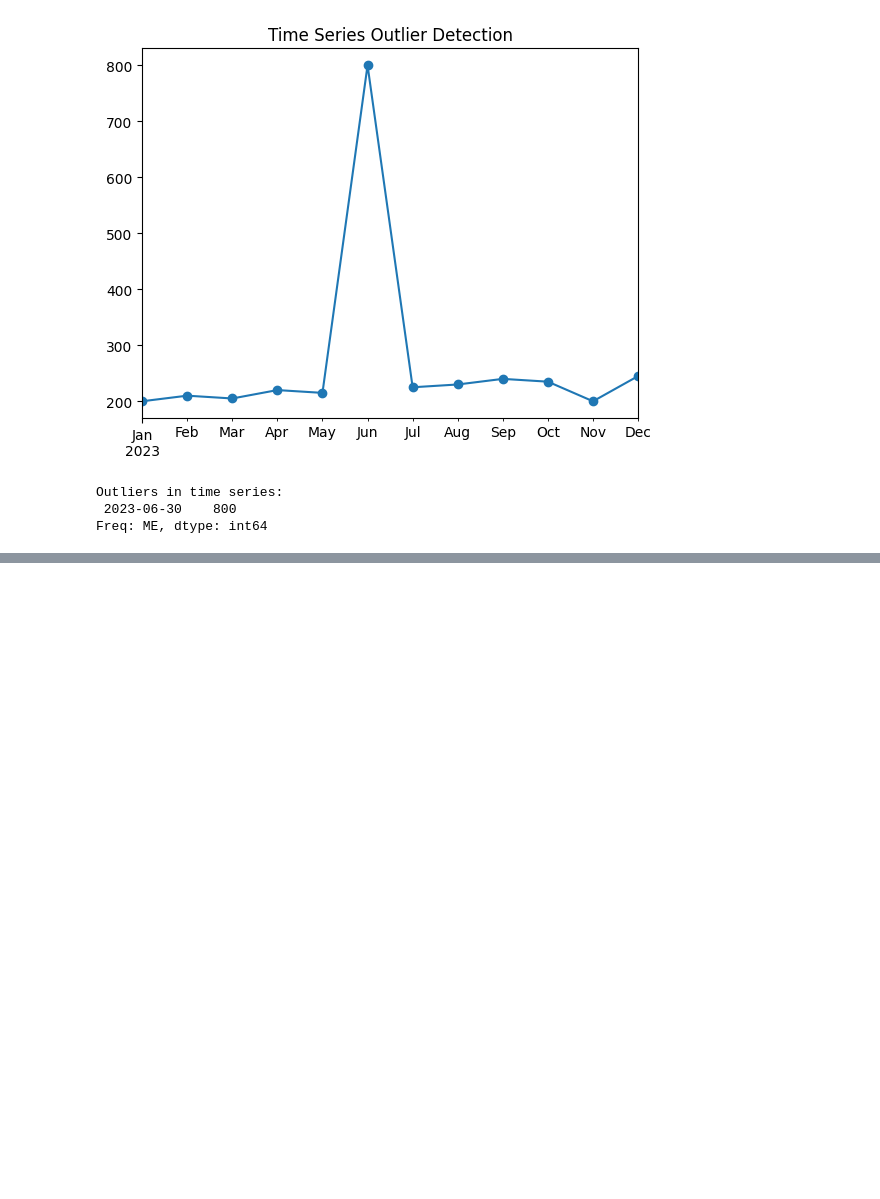
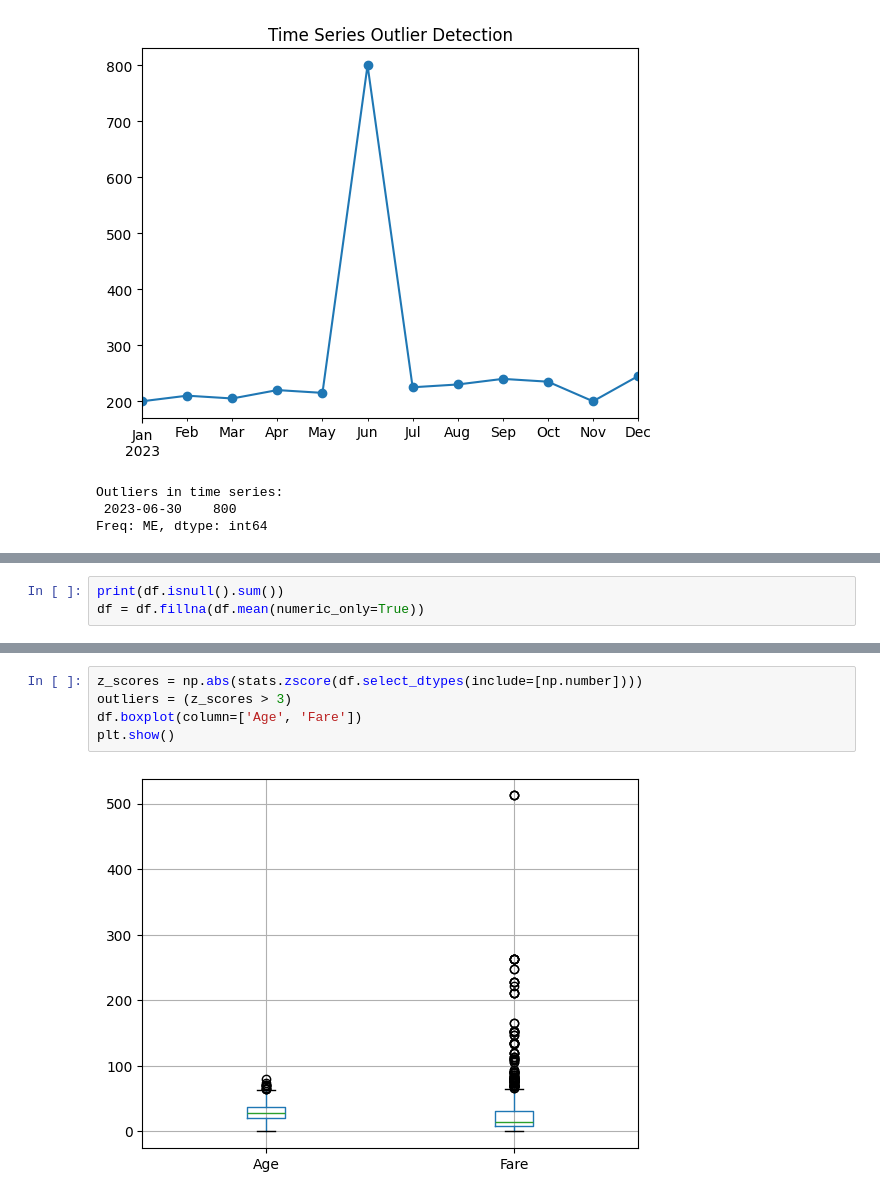
Before and after one commit to harish-git63/Demo1, a Jupyter notebook: HARISH_AIML_LAB_1_.ipynb, the cells around one changed output, grey strips where cells are left out. Drawn from its saved outputs; the diff is of its cells as text; blank space fills up the shorter version.

```diff
--- a/HARISH_AIML_LAB_1_.ipynb
+++ b/HARISH_AIML_LAB_1_.ipynb
@@ -3031,0 +3177,3 @@ Freq: ME, dtype: int64
+# %%
+print(df.isnull().sum())
+df = df.fillna(df.mean(numeric_only=True))
@@ -3031,0 +3194,7 @@ Freq: ME, dtype: int64
+# %%
+z_scores = np.abs(stats.zscore(df.select_dtypes(include=[np.number])))
+outliers = (z_scores > 3)
+df.boxplot(column=['Age', 'Fare'])
+plt.show()
+# %% [output]
+[figure, added]
```
Also changed, not shown: parts of 13 cells of this notebook.
